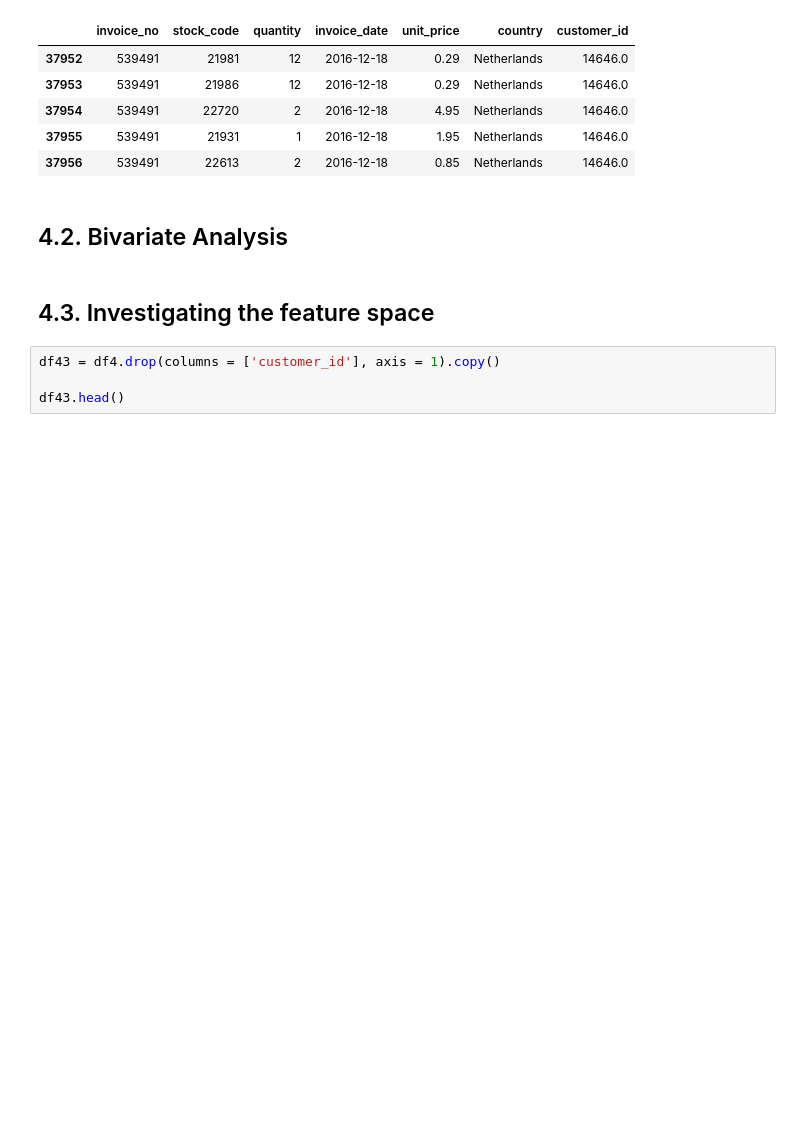
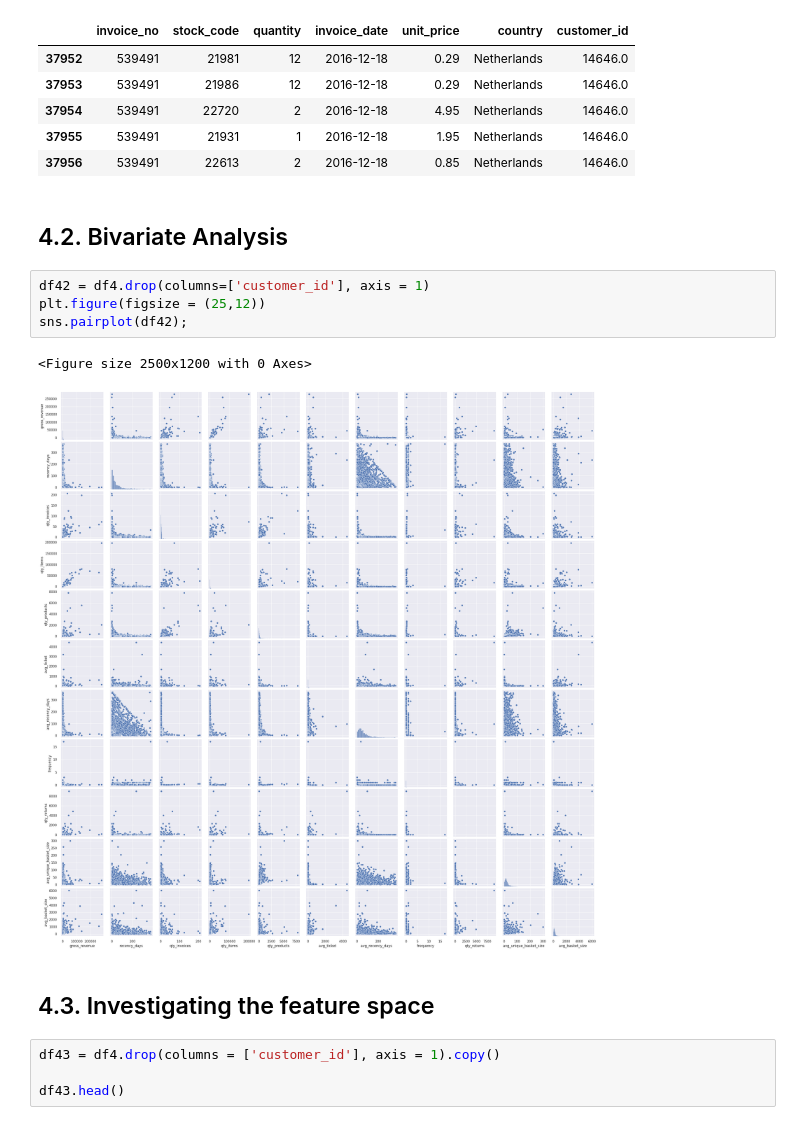
Before and after one commit to ThiagoBorges81/clustering_ml_project, a Jupyter notebook: notebooks/c00_insiders_clustering.ipynb, the cells around one changed output. Cells and saved outputs as stored; diff of their text form; blank space fills up the shorter version.

```diff
--- a/notebooks/c00_insiders_clustering.ipynb
+++ b/notebooks/c00_insiders_clustering.ipynb
@@ -917,6 +917,13 @@ df3[df3['customer_id']==14646.0].head()
 | 37956 | 539491 | 22613 | 2 | 2016-12-18 | 0.85 | Netherlands | 14646.0 |
 # %% [markdown]
 ## 4.2. Bivariate Analysis
+# %%
+df42 = df4.drop(columns=['customer_id'], axis = 1)
+plt.figure(figsize = (25,12))
+sns.pairplot(df42);
+# %% [output]
+<Figure size 2500x1200 with 0 Axes>
+[figure, added]
 # %% [markdown]
 ## 4.3. Investigating the feature space
 # %%
```
Also changed, not shown: parts of 21 cells of this notebook.
